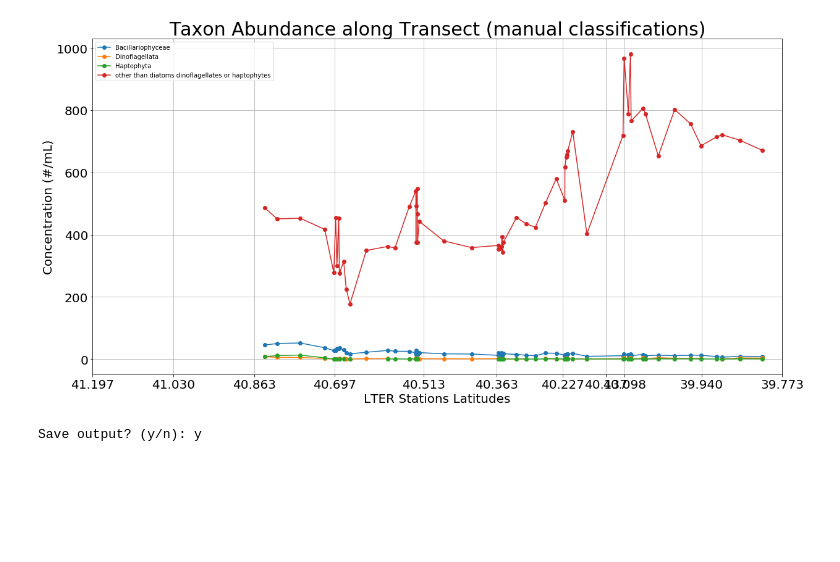
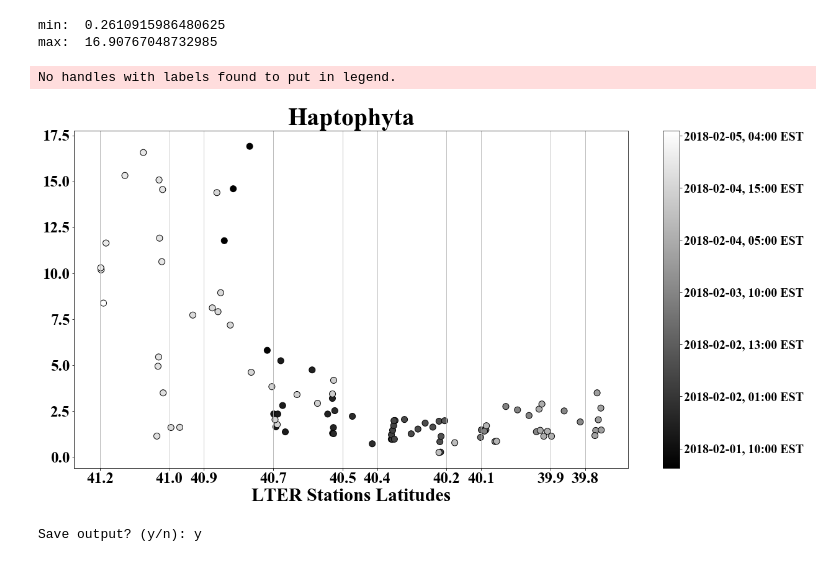
Before and after one commit to klqi/EDI-NES-LTER-2019, a Jupyter notebook: plot1/concentration_geographic_analysis.ipynb, the cells around one changed output. Cells and saved outputs as stored; diff of their text form; code cells hidden in the pictures; blank space fills up the shorter version.

Commit message:
Fixed figures to fit paper

```diff
--- a/plot1/concentration_geographic_analysis.ipynb
+++ b/plot1/concentration_geographic_analysis.ipynb
@@ -121,6 +120,8 @@ samples = pd.merge(samples, volumes, how='left', on='associatedMedia')
 geo_data = pd.read_csv("geographic_subset.csv", usecols=['gps_furuno_latitude', 'gps_furuno_longitude',
                                                          'date', 'pid'])
 samples = pd.merge(samples, geo_data, how='left', left_on='associatedMedia', right_on='pid')
+# get unique coordinates
+unique_coords = samples.groupby(['gps_furuno_latitude', 'gps_furuno_longitude', 'date']).size().reset_index().rename(columns={0:'count'})
 # %%
 # exclude abiotic particles from other
 samples = samples[samples['alt_datasource'] != 'OCB']
@@ -140,20 +141,23 @@ if (dataset_type == 'both'):
     {
         'roi': 'count',
         'volume_imaged': 'first',
+        'gps_furuno_longitude': 'first'
     }
 ).reset_index()
     # manual data frame
     manual_samples = samples.groupby(['gps_furuno_latitude', 'higherClassification_group_manual']).agg(
     {
         'roi': 'count',
-        'volume_imaged': 'first'
+        'volume_imaged': 'first',
+        'gps_furuno_longitude': 'first'
     }
 ).reset_index()
 else:
     samples = samples.groupby(['gps_furuno_latitude', 'higherClassification_group_{}'.format(dataset_type)]).agg(
         {
             'roi': 'count',
-            'volume_imaged': 'first'
+            'volume_imaged': 'first',
+            'date': 'first'
         }
     ).reset_index()
 # %%
@@ -190 +193,12 @@ else:
         samples = samples[samples['higherClassification_group_{}'.format(dataset_type)] == analysis_type].reset_index()
+# %%
+# check which dataset type
+if (dataset_type == 'both'):
+    # outer merge auto and manual to get samples with only automated annotations
+    auto_coords = auto_samples[['gps_furuno_latitude', 'gps_furuno_longitude']]
+    manual_coords = manual_samples[['gps_furuno_latitude', 'higherClassification_group_manual']]
+    only_auto = auto_coords.merge(manual_coords, how='left', on='gps_furuno_latitude')
+    only_auto = only_auto[only_auto['higherClassification_group_manual'].isnull()].reset_index()
+    # for map data (only temp)
+    manual_samples.to_csv("../../paper/manual_haptophytes.csv")
+    auto_samples.to_csv("../../paper/auto_haptophytes.csv")
@@ -191,34 +233,62 @@ else:
+# %%
+print("min: ", np.min(samples.concentration))
+print("max: ", np.max(samples.concentration))
+# %% [output]
+min:  0.2610915986480625
+max:  16.90767048732985
 # %%
 # take duplicate latitudes and add their concentrations together
 fig, ax = plt.subplots(figsize=(20,10))
 # use unstack()
 if (dataset_type == 'both'):
     grouped = auto_samples.groupby(['gps_furuno_latitude', 'higherClassification_group_automated']).sum()['concentration']
-    grouped.unstack().plot(ax=ax, marker='o')
+    grouped.unstack().plot(ax=ax, marker='o', markersize=10, label="Automated", linestyle='').grid(axis='x')
     grouped = manual_samples.groupby(['gps_furuno_latitude', 'higherClassification_group_manual'.format(dataset_type)]).sum()['concentration']
-    grouped.unstack().plot(ax=ax, marker='o')
-    L=plt.legend(title=analysis_type)
+    grouped.unstack().plot(ax=ax, marker='o', color='red', markersize=10, label="Manual", linestyle='').grid(axis='x')
+    L=plt.legend(title=None, prop={"size":20, "family": "Times New Roman"})
     if (analysis_type != 'All'):
         L.get_texts()[0].set_text('automated')
         L.get_texts()[1].set_text('manual')
 else:
     grouped = samples.groupby(['gps_furuno_latitude', 'higherClassification_group_{}'.format(dataset_type)]).sum()['concentration']
-    grouped.unstack().plot(ax=ax, marker='o')
+    # grouped.unstack().plot(ax=ax, marker='o', markersize=10, linestyle='',c='black').grid(axis='x')
+    samples.plot.scatter(x='gps_furuno_latitude', y='concentration',
+                          ax=ax, marker='o', c=samples.date,
+                          cmap='gray', edgecolors='black', s=100).grid(axis='x')
+    # set color bar
+    cb = ax.collections[-1].colorbar
+    # stupid stupid color bar, sort indices first
+    indices = [samples.date[i] for i in np.linspace(0,grouped.shape[0]-1,7).astype(int)]
+    cb.ax.set_yticklabels([index.strftime('%Y-%m-%d, %H:00 EST') for index in indices])
+    cb.ax.tick_params(labelsize=20)
+    # set stupid font
+    for l in cb.ax.yaxis.get_ticklabels():
+        l.set_family("Times New Roman")
 # add titles and axes labels
-plt.xlabel('LTER Stations Latitudes', size = 20)
-plt.ylabel('Concentration (#/mL)', size = 20)
-plt.title('Taxon Abundance along Transect ({} classifications)'.format(dataset_type), size = 30)
-plt.grid(True)
+plt.xlabel('LTER Stations Latitudes', size = 30, fontname="Times New Roman")
+plt.ylabel('')
+#plt.ylabel('Concentration (#/mL)', size = 25, fontname="Times New Roman")
+plt.title(analysis_type, size = 40, fontname="Times New Roman")
 # set stations as tick marks
-ax.set_xticks([41.1967, 41.03, 40.8633, 40.6967, 40.5133, 40.3633, 40.2267, 40.1367, 40.0983, 39.94, 39.7733])
+#labels=[41.1967, 41.03, 40.8633, 40.6967, 40.5133, 40.3633, 40.2267, 40.0983, 39.94, 39.7733]
+labels=[41.2, 41.0, 40.9, 40.7, 40.5, 40.4, 40.2, 40.1, 39.9, 39.8]
+ax.set_xticks(labels)
 # invert x axis
 ax.invert_xaxis()
-ax.legend(title=None)
-ax.tick_params(axis='both', which='major', labelsize=20)
+ax.legend(title=None, prop={"size":20, "family": "Times New Roman"})
+ax.get_legend().remove()
+# plt.rcParams["font.family"] = "Times New Roman"
+ax.tick_params(axis='both', which='major', labelsize=25)
+# set tick marks font
+for tick in ax.get_xticklabels():
+    tick.set_fontname("Times New Roman")
+for tick in ax.get_yticklabels():
+    tick.set_fontname("Times New Roman")
 fig = plt.gcf()
 plt.show()
 # %% [output]
+No handles with labels found to put in legend.
-[figure, old version]
+[figure, new version]
 # %%
 # Ask user if want to save graphs
 while (True):
```
Also changed, not shown: parts of 10 cells of this notebook, 17 other files.
